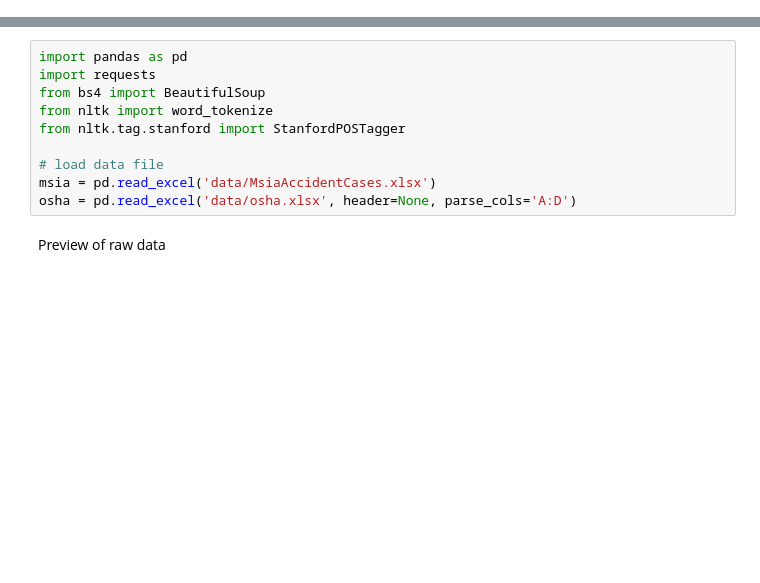
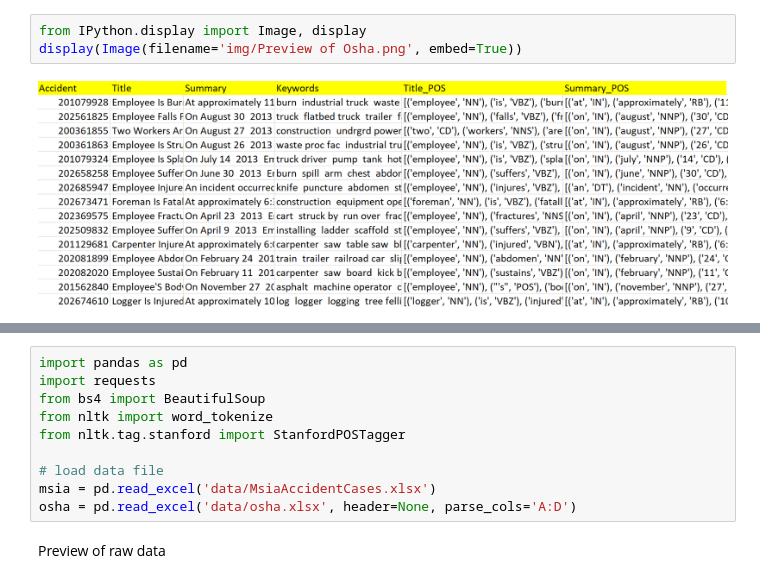
Before and after one commit to mikelkl/learning-artificial-intelligence, a Jupyter notebook: natural-language-processing/text-mining/classification_and_information_extraction_for_construction_accidents.ipynb, the cells around one changed output, grey strips where cells are left out. Cells and saved outputs as stored; diff of their text form; blank space fills up the shorter version.

```diff
--- a/natural-language-processing/text-mining/classification_and_information_extraction_for_construction_accidents.ipynb
+++ b/natural-language-processing/text-mining/classification_and_information_extraction_for_construction_accidents.ipynb
@@ -126,0 +87,5 @@ We are interested in the term frequency, so first we will separate the training
+# %%
+from IPython.display import Image, display
+display(Image(filename='img/Preview of Osha.png', embed=True))
+# %% [output]
+[figure, added]
```
Also changed, not shown: parts of 15 cells of this notebook.
